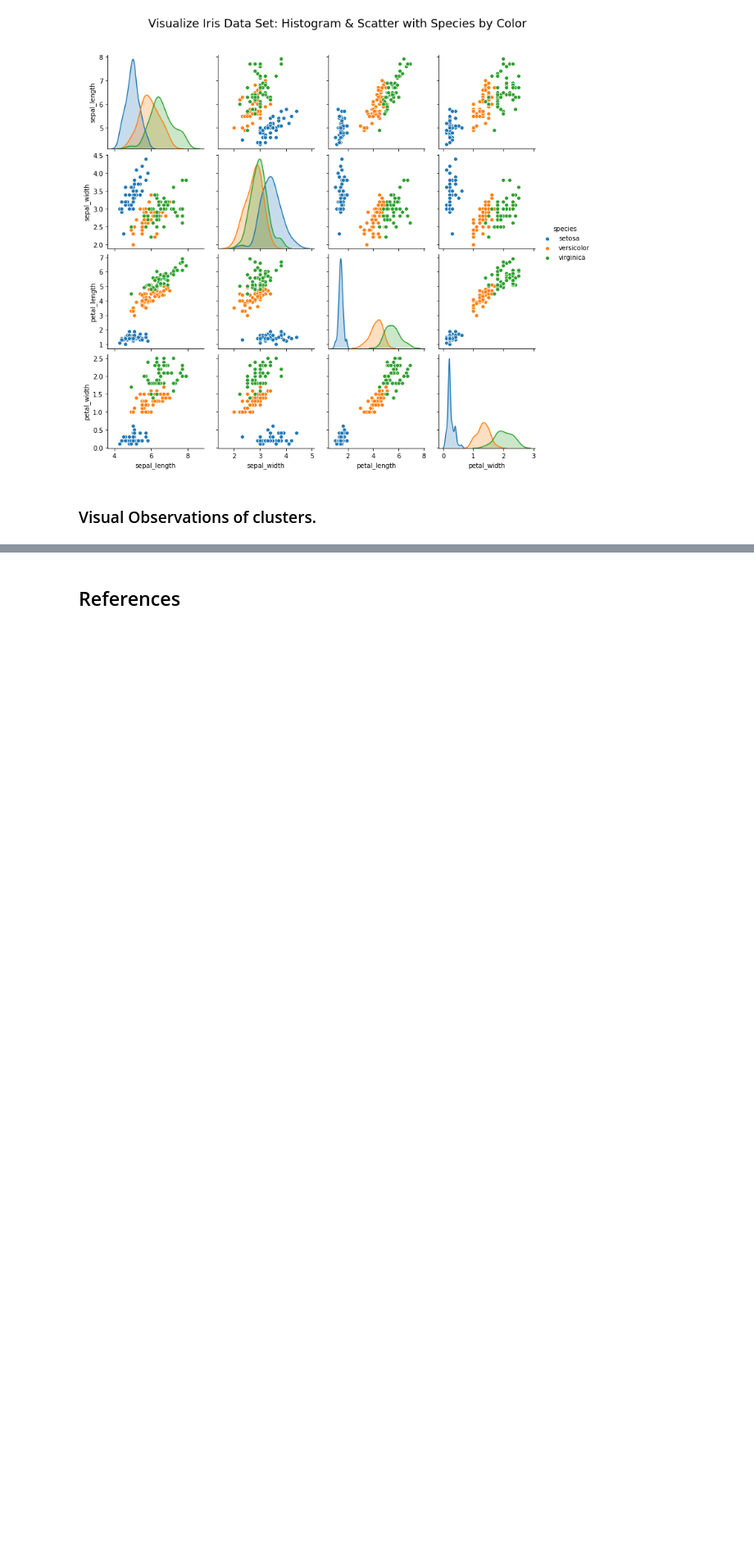
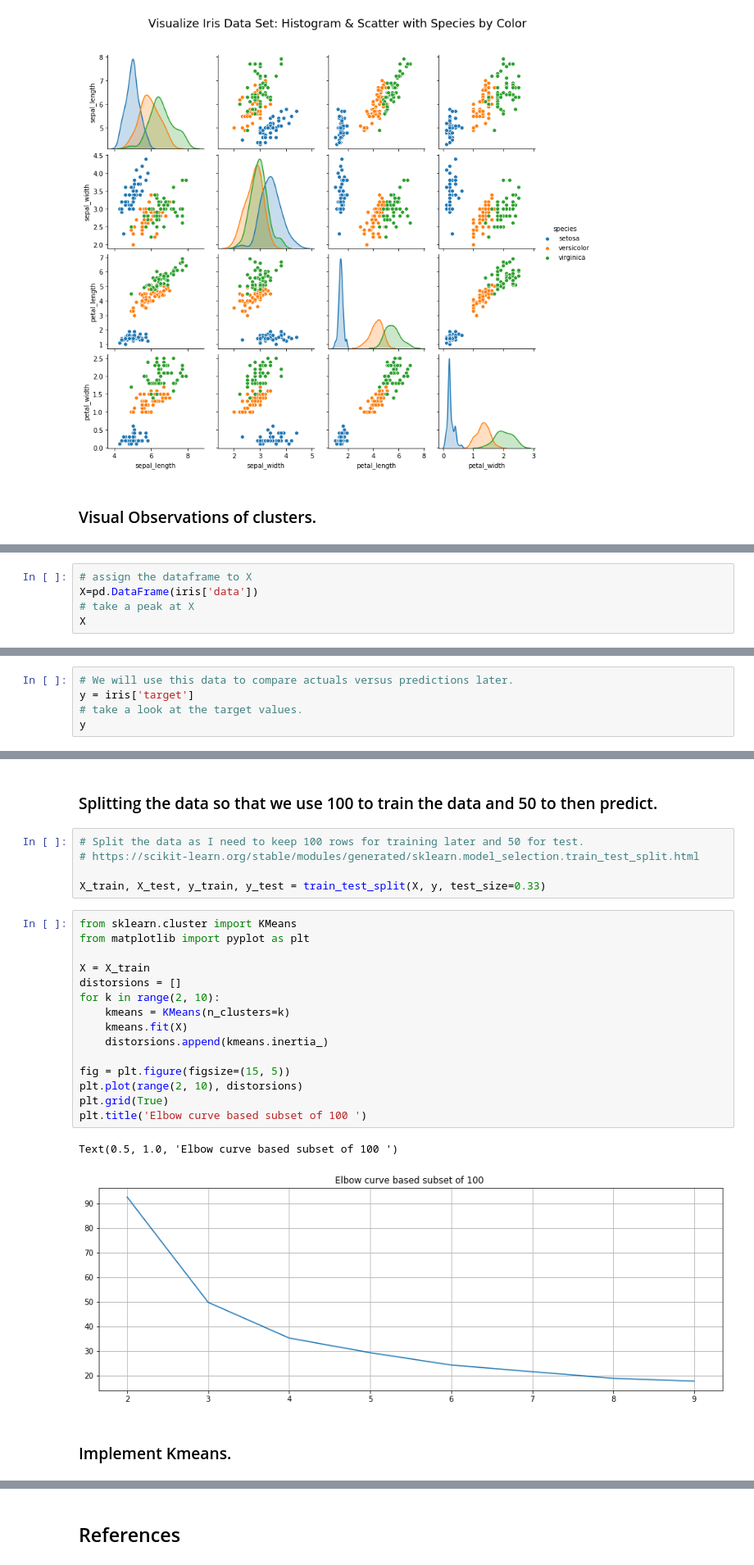
Before and after one commit to fionaoriordan/MLS_Tasks, a Jupyter notebook: Tasks.ipynb, the cells around one changed output, grey strips where cells are left out. Shown: that part at 82% size. Saved outputs shown, nothing was run; the diff lists cells and outputs as text; blank space fills up the shorter version.

```diff
--- a/Tasks.ipynb
+++ b/Tasks.ipynb
@@ -916,0 +772,5 @@ array([0, 0, 0, 0, 0, 0, 0, 0, 0, 0, 0, 0, 0, 0, 0, 0, 0, 0, 0, 0, 0, 0,
+# %%
+# assign the dataframe to X
+X=pd.DataFrame(iris['data'])
+# take a peak at X
+X
@@ -916,0 +791,5 @@ array([0, 0, 0, 0, 0, 0, 0, 0, 0, 0, 0, 0, 0, 0, 0, 0, 0, 0, 0, 0, 0, 0,
+# %%
+# We will use this data to compare actuals versus predictions later.
+y = iris['target']
+# take a look at the target values.
+y
@@ -916,0 +817,27 @@ array([0, 0, 0, 0, 0, 0, 0, 0, 0, 0, 0, 0, 0, 0, 0, 0, 0, 0, 0, 0, 0, 0,
+# %% [markdown]
+### Splitting the data so that we use 100 to train the data and 50 to then predict.
+# %%
+# Split the data as I need to keep 100 rows for training later and 50 for test.
+# https://scikit-learn.org/stable/modules/generated/sklearn.model_selection.train_test_split.html
+
+X_train, X_test, y_train, y_test = train_test_split(X, y, test_size=0.33)
+# %%
+from sklearn.cluster import KMeans
+from matplotlib import pyplot as plt
+
+X = X_train
+distorsions = []
+for k in range(2, 10):
+    kmeans = KMeans(n_clusters=k)
+    kmeans.fit(X)
+    distorsions.append(kmeans.inertia_)
+
+fig = plt.figure(figsize=(15, 5))
+plt.plot(range(2, 10), distorsions)
+plt.grid(True)
+plt.title('Elbow curve based subset of 100 ')
+# %% [output]
+Text(0.5, 1.0, 'Elbow curve based subset of 100 ')
+[figure, added]
+# %% [markdown]
+### Implement Kmeans.
```
Also changed, not shown: parts of 55 cells of this notebook.
